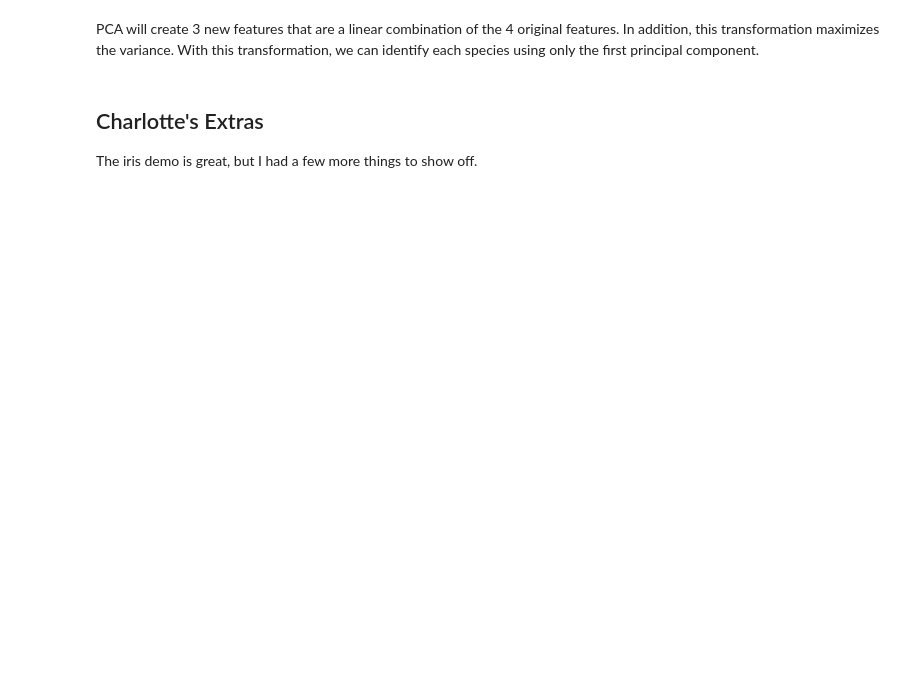
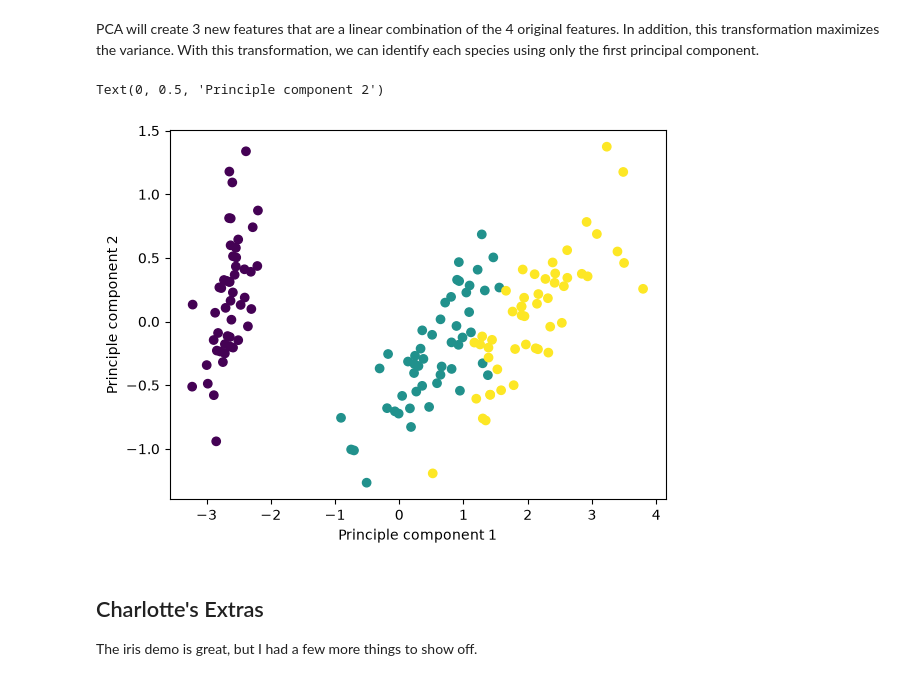
Before and after one commit to mru-data3464/f26, a Jupyter notebook: demo_code/08_fancy_transformations/fancy.ipynb, the cells around one changed output. Cells and saved outputs as stored; diff of their text form; code cells hidden in the pictures; blank space fills up the shorter version.

```diff
--- a/demo_code/08_fancy_transformations/fancy.ipynb
+++ b/demo_code/08_fancy_transformations/fancy.ipynb
@@ -157,5 +279,12 @@ plt.show()
 # %% [markdown]
 PCA will create 3 new features that are a linear combination of the 4 original features. In addition, this transformation maximizes the variance. With this transformation, we can identify each species using only the first principal component.
+# %%
+plt.scatter(X_reduced[:,0], X_reduced[:,1],c=iris.target)
+plt.xlabel("Principle component 1")
+plt.ylabel("Principle component 2")
+# %% [output]
+Text(0, 0.5, 'Principle component 2')
+[figure, added]
 # %% [markdown]
 ## Charlotte's Extras
 The iris demo is great, but I had a few more things to show off.
```
Also changed, not shown: parts of 15 cells of this notebook, 1 other file.
